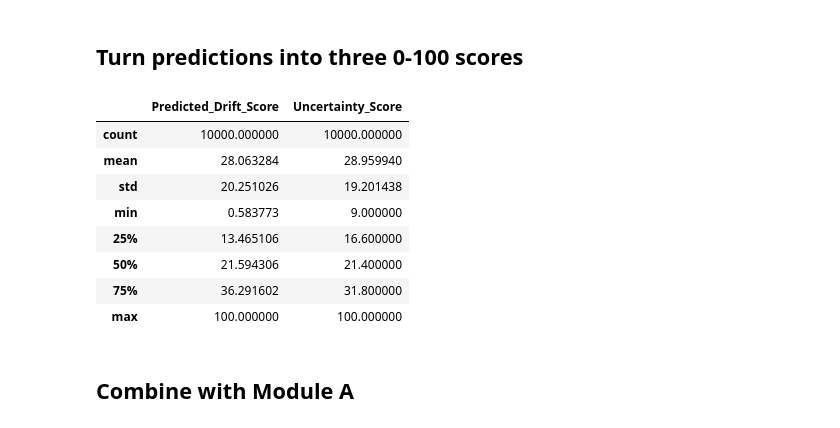
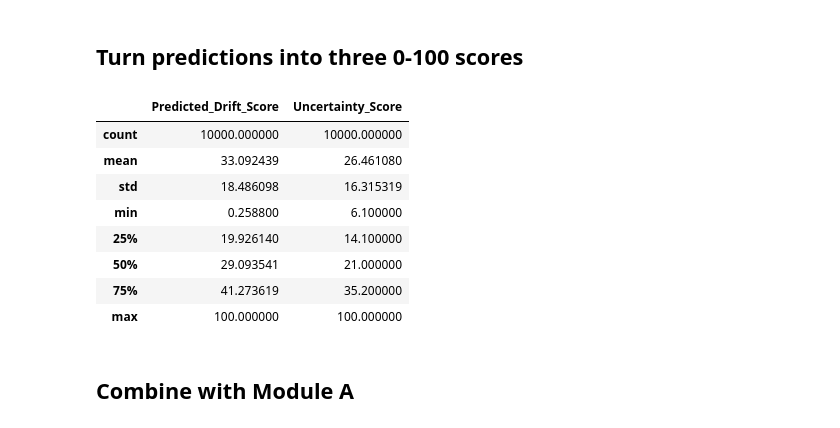
Before and after one commit to pariigdtuw2029-droid/SAGE_2026, a Jupyter notebook: notebooks/reliability_index.ipynb, the cells around one changed output. Cells and saved outputs as stored; diff of their text form; code cells hidden in the pictures.

```diff
--- a/notebooks/reliability_index.ipynb
+++ b/notebooks/reliability_index.ipynb
@@ -18,7 +306,7 @@ ANOMALY_SHAP_BUNDLE_PATH = "anomaly_shap_bundle.joblib"
 DRIFT_MODEL_PATH = "drift_prediction_models.joblib"
 SPLIT_PATH = "component_split.csv"
 
-METRICS = ['Leakage', 'Resistance', 'Vth']
+METRICS = ['Leakage']  # Resistance/Vth columns removed from the dataset
 CHECKPOINTS = ['0h', '24h', '96h', '168h']
 
 ABSOLUTE_FAIL_RISK_FLOOR = 65.0
@@ -96,24 +394,16 @@ lower_raw, upper_raw = np.minimum(lower_raw, upper_raw), np.maximum(lower_raw, u
 def reconstruct(raw):
     out = pd.DataFrame(index=df.index)
     out['Leakage_168h'] = np.expm1(raw[:, 1])
-    out['Resistance_168h'] = df['Resistance_24h'].values + raw[:, 3]
-    out['Vth_168h'] = df['Vth_24h'].values + raw[:, 5]
     return out
 
 point, lower, upper = reconstruct(stacked_raw), reconstruct(lower_raw), reconstruct(upper_raw)
 rf_point, gb_point = reconstruct(rf_pred), reconstruct(gb_pred)
 
 df['Pred_Leakage_168h'] = point['Leakage_168h']
-df['Pred_Resistance_168h'] = point['Resistance_168h']
-df['Pred_Vth_168h'] = point['Vth_168h']
 df['Interval_Width_Leakage'] = (upper['Leakage_168h'] - lower['Leakage_168h']).clip(lower=0)
-df['Interval_Width_Resistance'] = (upper['Resistance_168h'] - lower['Resistance_168h']).clip(lower=0)
-df['Interval_Width_Vth'] = (upper['Vth_168h'] - lower['Vth_168h']).clip(lower=0)
 
 # RF-vs-GB disagreement
 df['Disagreement_Leakage'] = (rf_point['Leakage_168h'] - gb_point['Leakage_168h']).abs()
-df['Disagreement_Resistance'] = (rf_point['Resistance_168h'] - gb_point['Resistance_168h']).abs()
-df['Disagreement_Vth'] = (rf_point['Vth_168h'] - gb_point['Vth_168h']).abs()
 
-df[['Pred_Leakage_168h','Pred_Resistance_168h','Pred_Vth_168h']].describe()
+df[['Pred_Leakage_168h']].describe()
 # %% [output]
@@ -129,50 +419,59 @@ df[['Pred_Leakage_168h','Pred_Resistance_168h','Pred_Vth_168h']].describe()
 # %% [markdown]
 ## Turn predictions into three 0-100 scores
 # %%
-df = df.merge(split[['Component_ID','split']], on='Component_ID')
-fit_mask = df['split'].isin(['train','val'])   # normalization bounds never see `test`
+# `split` only covers historical Component_IDs (train/val/test). Genuinely new components
+# won't be in it - left-join and treat anything unmatched as 'live' rather than erroring out.
+df = df.merge(split[['Component_ID','split']], on='Component_ID', how='left')
+df['split'] = df['split'].fillna('live')
+fit_mask = df['split'].isin(['train','val'])   # normalization bounds never see `test` or `live`
+if not fit_mask.any():
+    # scoring a live-only batch in isolation: fall back to bounds saved during the last full
+    # training run (reliability_bundle.joblib) instead of fitting quantiles on a handful of
+    # brand-new rows, which would be statistically meaningless.
+    import os
+    if os.path.exists('reliability_bundle.joblib'):
+        _rb = joblib.load('reliability_bundle.joblib')
+        fit_mask = df['Component_ID'].isin(_rb.get('fit_component_ids', []))
+    if not fit_mask.any():
+        fit_mask = pd.Series(True, index=df.index)  # last resort: nothing to anchor to
 
 pred_leak_drift = ((df['Pred_Leakage_168h'] - df['Leakage_24h']) / df['Leakage_24h'].abs()).abs()
-pred_res_drift = ((df['Pred_Resistance_168h'] - df['Resistance_24h']) / df['Resistance_24h'].abs()).abs()
-pred_vth_drift = ((df['Pred_Vth_168h'] - df['Vth_24h']) / df['Vth_24h'].abs()).abs()
 
 df['Predicted_Drift_Leakage'] = pred_leak_drift
-df['Predicted_Drift_Resistance'] = pred_res_drift
-df['Predicted_Drift_Vth'] = pred_vth_drift
-df['Predicted_Drift_Severity_raw'] = pd.concat([pred_leak_drift, pred_res_drift, pred_vth_drift], axis=1).max(axis=1)
+df['Predicted_Drift_Severity_raw'] = pred_leak_drift
 
 bound = df.loc[fit_mask, 'Predicted_Drift_Severity_raw'].quantile(0.99)
 df['Predicted_Drift_Score'] = (df['Predicted_Drift_Severity_raw'].clip(upper=bound) / max(bound, 1e-9) * 100).clip(0, 100)
 
-iw = df[['Interval_Width_Leakage', 'Interval_Width_Resistance', 'Interval_Width_Vth']]
+iw = df[['Interval_Width_Leakage']]
 iw_bounds = iw[fit_mask].quantile(0.99).clip(lower=1e-9)
 aleatoric = ((iw / iw_bounds).clip(upper=1.5).max(axis=1) * 100).clip(0, 100)
 
-dis = df[['Disagreement_Leakage', 'Disagreement_Resistance', 'Disagreement_Vth']]
+dis = df[['Disagreement_Leakage']]
 dis_bounds = dis[fit_mask].quantile(0.99).clip(lower=1e-9)
 epistemic = ((dis / dis_bounds).clip(upper=1.5).max(axis=1) * 100).clip(0, 100)
 
 df['Uncertainty_Score'] = (0.6 * aleatoric + 0.4 * epistemic).clip(0, 100).round(1)
 
 def _drift_rate(v24, v168, elapsed24, elapsed168):
     return (v168 - v24) / (elapsed168 - elapsed24)
 
 slope_flag = pd.Series(False, index=df.index)
 for m in METRICS:
     rate = _drift_rate(df[f'{m}_24h'], df[f'Pred_{m}_168h'], df['elapsed_24h'], df['elapsed_168h']).abs()
     slope_flag |= (rate > safety_slope[m])
 df['Slope_Reject_Flag'] = slope_flag
 
 df[['Predicted_Drift_Score', 'Uncertainty_Score']].describe()
 # %% [output]
 |  | Predicted_Drift_Score | Uncertainty_Score |
 | count | 10000.000000 | 10000.000000 |
-| mean | 28.063284 | 28.959940 |
-| std | 20.251026 | 19.201438 |
-| min | 0.583773 | 9.000000 |
-| 25% | 13.465106 | 16.600000 |
-| 50% | 21.594306 | 21.400000 |
-| 75% | 36.291602 | 31.800000 |
+| mean | 33.092439 | 26.461080 |
+| std | 18.486098 | 16.315319 |
+| min | 0.258800 | 6.100000 |
+| 25% | 19.926140 | 14.100000 |
+| 50% | 29.093541 | 21.000000 |
+| 75% | 41.273619 | 35.200000 |
 | max | 100.000000 | 100.000000 |
 # %% [markdown]
 ## Combine with Module A
```
Also changed, not shown: parts of 18 cells of this notebook, 27 other files.
